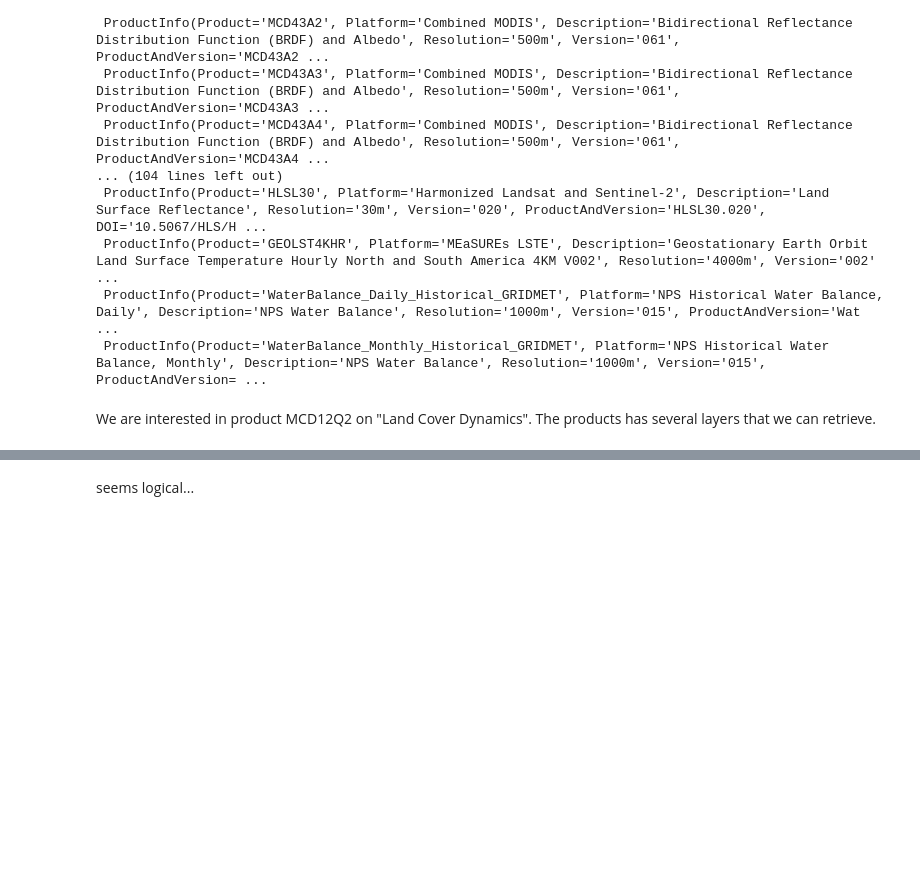
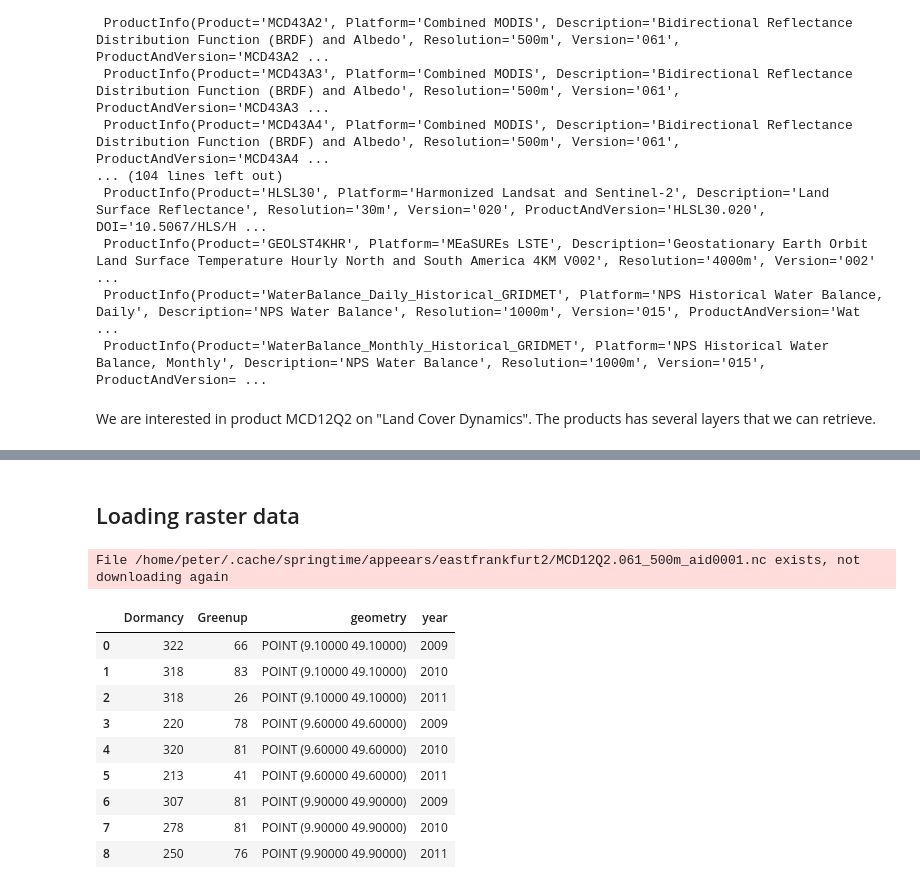
Before and after one commit to phenology/springtime, a Jupyter notebook: docs/user_guide/datasets/modis.ipynb, the cells around one changed output, grey strips where cells are left out. Drawn from its saved outputs; the diff is of its cells as text; code cells hidden in the pictures; blank space fills up the shorter version.

```diff
--- a/docs/user_guide/datasets/modis.ipynb
+++ b/docs/user_guide/datasets/modis.ipynb
@@ -133,2 +142,28 @@ Timestamp('2009-04-19 00:00:00')
-# %% [markdown]
-seems logical...
+# %% [markdown]
+## Loading raster data
+# %%
+from springtime.datasets import Appeears
+
+dataset = Appeears(
+    years=[2009, 2011],
+    product="MCD12Q2",
+    version="061",
+    layers=["Greenup", "Dormancy"],
+    points=[(9.1, 49.1), (9.6, 49.6), (9.9, 49.9)],
+    area={"name": "eastfrankfurt2", "bbox": [9.0, 49.0, 10.0, 50.0]},
+)
+
+dataset.download_area()  # TODO raw_load should call download
+dataset.load()
+# %% [output]
+File /home/peter/.cache/springtime/appeears/eastfrankfurt2/MCD12Q2.061_500m_aid0001.nc exists, not downloading again
+|  | Dormancy | Greenup | geometry | year |
+| 0 | 322 | 66 | POINT (9.10000 49.10000) | 2009 |
+| 1 | 318 | 83 | POINT (9.10000 49.10000) | 2010 |
+| 2 | 318 | 26 | POINT (9.10000 49.10000) | 2011 |
+| 3 | 220 | 78 | POINT (9.60000 49.60000) | 2009 |
+| 4 | 320 | 81 | POINT (9.60000 49.60000) | 2010 |
+| 5 | 213 | 41 | POINT (9.60000 49.60000) | 2011 |
+| 6 | 307 | 81 | POINT (9.90000 49.90000) | 2009 |
+| 7 | 278 | 81 | POINT (9.90000 49.90000) | 2010 |
+| 8 | 250 | 76 | POINT (9.90000 49.90000) | 2011 |
```
Also changed, not shown: parts of 14 cells of this notebook, 1 other file.
